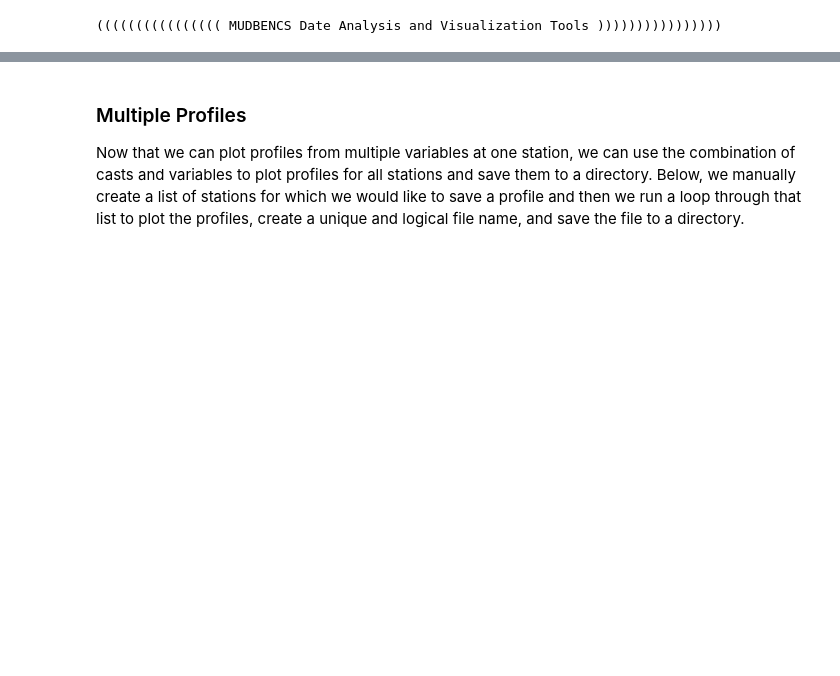
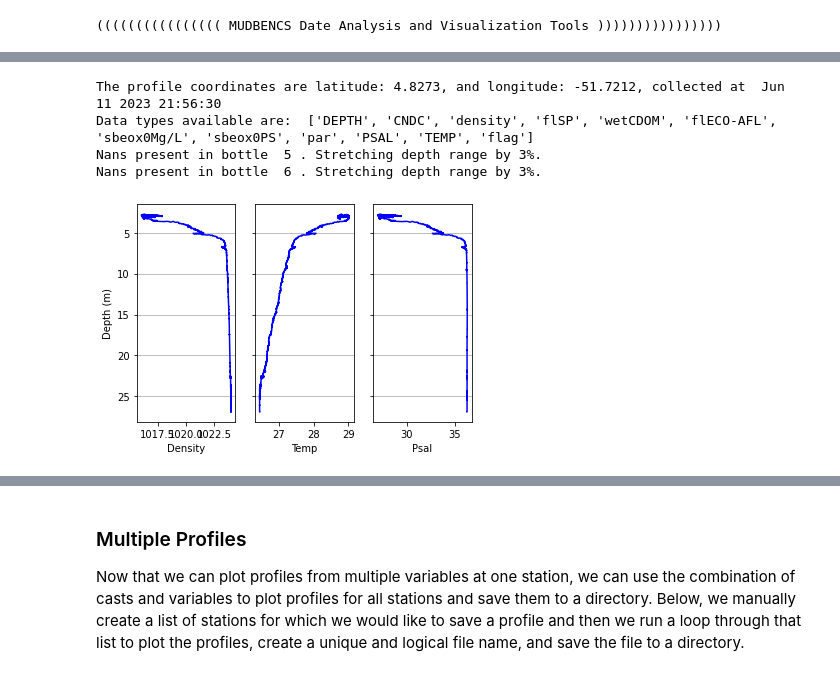
Before and after one commit to DirtBurner/MUDBENCS, a Jupyter notebook: MUDBENCS_CTD.ipynb, the cells around one changed output, grey strips where cells are left out. Saved outputs shown, nothing was run; the diff lists cells and outputs as text; code cells hidden in the pictures; blank space fills up the shorter version.

Commit message:
Add bottle depth functions and outputs

```diff
--- a/MUDBENCS_CTD.ipynb
+++ b/MUDBENCS_CTD.ipynb
@@ -39,0 +18,27 @@ plt.gca().set_yticks([])
+# %%
+#Explore individual CTD casts using the sequential CTD number. The output variables are the downcast and upcast dataframes,
+#bottle depth averages and standard deviations dataframes, and the axes onto which you plot the data if you chose to do so.
+#You can save the dataframes as .csv files and you can save the graphical files to any specified directory.
+
+#Note that the default DEBUG variable is set to False, but you can change that to True to see functions reporting their
+#debugging data.
+
+#You operate this by changing the first variable to the CTD cast of your choice, and you can change the key word arguments
+#as well (variables, plot_data, direction) which all correspond to whether you want to plot the data or not. IF YOU WISH
+#TO CHANGE VARIABLES TO BE PLOTTED, MAKE SURE THEY MATCH THE DATA TYPES AVAILABLE OUTPUT EXACTLY OR ELSE YOU WILL GET
+#A 'KEY ERROR'!
+
+MB.DEBUG = False
+
+down_df, up_df, bot_avgs, bot_stds, ax = MB.load_CTD_data(
+    '02CTD', #Change this for different CTD casts
+    variables=['density', 'TEMP', 'PSAL'],   #Change variables to plot here. Default shown (argument optional)
+    plot_data=True, #Change to False to suppress profile plots. True is default (argument optional)
+    direction='both'    #Plot downcast, upcast, or both (down, up, both). Both is default (argument optional)
+)
+# %% [output]
+The profile coordinates are latitude: 4.8273, and longitude: -51.7212, collected at  Jun 11 2023 21:56:30
+Data types available are:  ['DEPTH', 'CNDC', 'density', 'flSP', 'wetCDOM', 'flECO-AFL', 'sbeox0Mg/L', 'sbeox0PS', 'par', 'PSAL', 'TEMP', 'flag']
+Nans present in bottle  5 . Stretching depth range by 3%.
+Nans present in bottle  6 . Stretching depth range by 3%.
+[figure, added]
```
Also changed, not shown: parts of 16 cells of this notebook, 24 other files.
